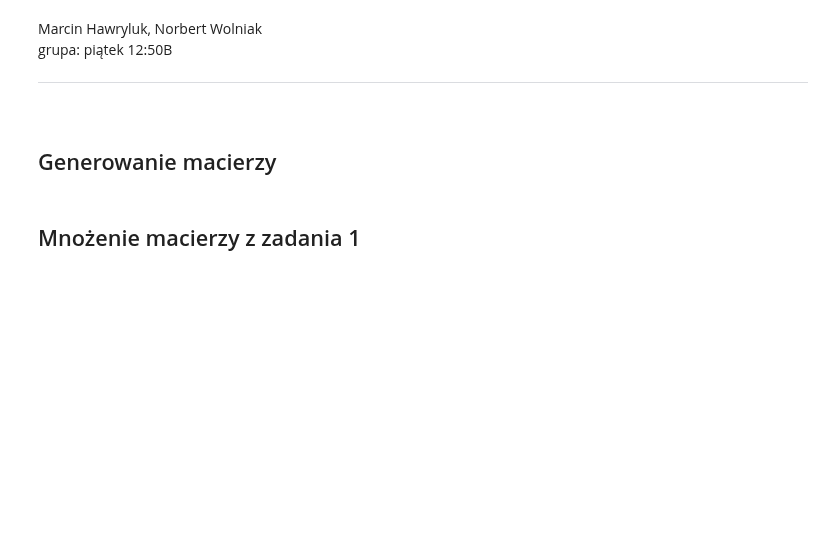
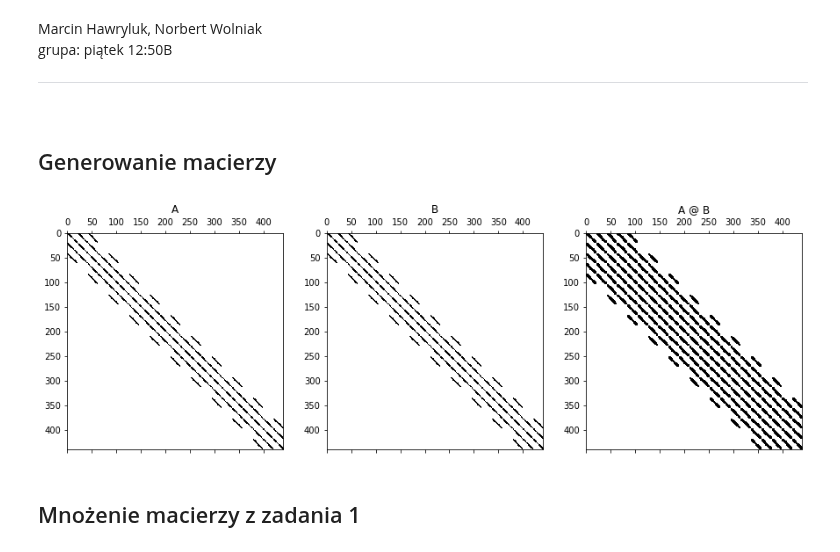
Before and after one commit to mhawryluk/matrix-algorithms, a Jupyter notebook: lab3/lab3.ipynb, the cells around one changed output. Saved outputs shown, nothing was run; the diff lists cells and outputs as text; code cells hidden in the pictures; blank space fills up the shorter version.

```diff
--- a/lab3/lab3.ipynb
+++ b/lab3/lab3.ipynb
@@ -37,4 +38,18 @@ A = read_matrix("matrices/riga_10.txt")
 B = A.copy()
+# %%
+fig, ax = plt.subplots(1, 3, figsize=(15, 5))
+
+ax[0].spy(A)
+ax[1].spy(B)
+ax[2].spy(A @ B)
+
+ax[0].set_title('A')
+ax[1].set_title('B')
+ax[2].set_title('A @ B')
+
+plt.show()
+# %% [output]
+[figure, added]
 # %%
 matrices  = []
 for file in os.listdir('matrices'):
```
Also changed, not shown: parts of 9 cells of this notebook, 5 other files.
